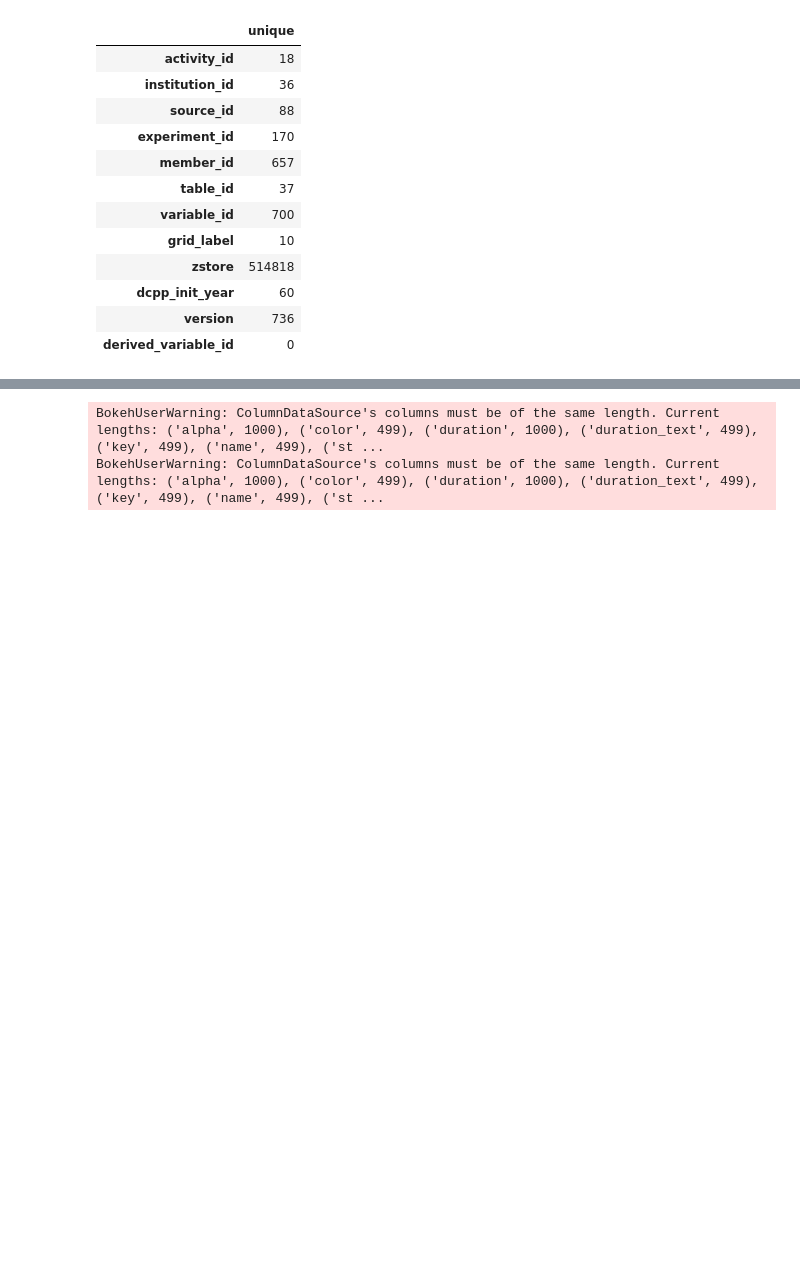
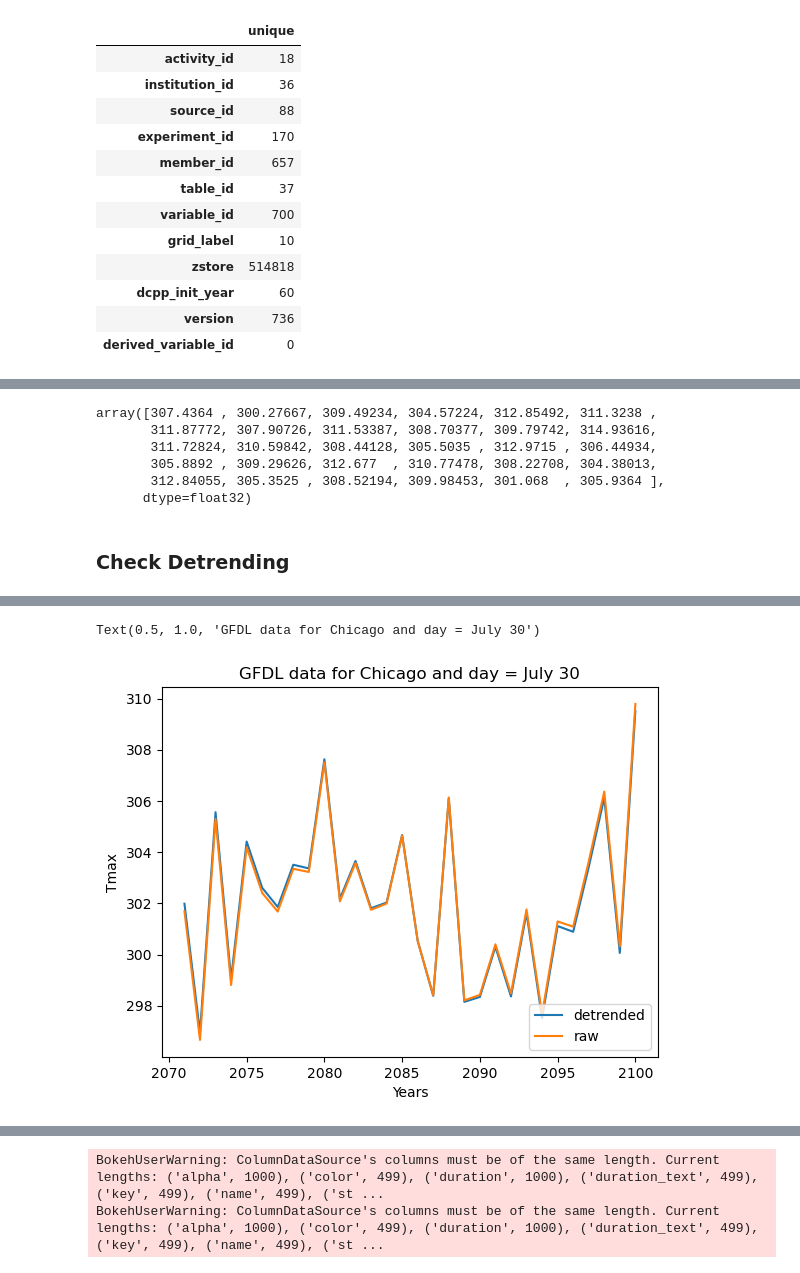
Before and after one commit to hrhampapura/moment_delta_mapping, a Jupyter notebook: lens_analysis/plots/Detrended/MDM_CMIP6.ipynb, the cells around one changed output, grey strips where cells are left out. Drawn from its saved outputs; the diff is of its cells as text; code cells hidden in the pictures; blank space fills up the shorter version.

```diff
--- a/lens_analysis/plots/Detrended/MDM_CMIP6.ipynb
+++ b/lens_analysis/plots/Detrended/MDM_CMIP6.ipynb
@@ -908,0 +560,14 @@ array([1.82385544, 1.5757484 , 1.47899746, 1.42406678, 1.38735651,
+# %%
+m_pi  = xr.open_zarr(cmip6_cvals+'cmip6_pi_trend.zarr').polyfit_coefficients
+m_eoc = xr.open_zarr(cmip6_cvals+'cmip6_eoc_trend.zarr').polyfit_coefficients
+# %%
+#Calculate trend
+pi_trend   = m_pi*(raw_ds_pi['year']  - pi_year)
+eoc_trend  = m_eoc*(raw_ds_eoc['year']- eoc_year)
+#Subtract trend
+ds_pi_det  = raw_ds_pi  - pi_trend
+ds_eoc_det = raw_ds_eoc - eoc_trend
+#
+ds_pi_det  = ds_pi_det.rename('tasmax')
+ds_eoc_det = ds_eoc_det.rename('tasmax')
+ds_eoc_det
@@ -908,0 +602,24 @@ array([1.82385544, 1.5757484 , 1.47899746, 1.42406678, 1.38735651,
+# %%
+raw_ds_eoc.sel(dayofyear=211).sel(lat=chicago_lat,lon=chicago_lon,method='nearest').sel(source_id='MIROC6').values
+# %% [output]
+array([307.4364 , 300.27667, 309.49234, 304.57224, 312.85492, 311.3238 ,
+       311.87772, 307.90726, 311.53387, 308.70377, 309.79742, 314.93616,
+       311.72824, 310.59842, 308.44128, 305.5035 , 312.9715 , 306.44934,
+       305.8892 , 309.29626, 312.677  , 310.77478, 308.22708, 304.38013,
+       312.84055, 305.3525 , 308.52194, 309.98453, 301.068  , 305.9364 ],
+      dtype=float32)
+# %% [markdown]
+### Check Detrending
+# %%
+%%time
+#Select a location and day
+ds_eoc_chic    = ds_eoc_det.sel(dayofyear=doy,source_id='GFDL-ESM4').sel(lat=chicago_lat,lon=chicago_lon,method='nearest')
+raw_eoc_chic   = raw_ds_eoc.sel(dayofyear=doy,source_id='GFDL-ESM4').sel(lat=chicago_lat,lon=chicago_lon,method='nearest')
+#
+plt.plot(np.arange(2071,2101,1),ds_eoc_chic,label='detrended')
+plt.plot(np.arange(2071,2101,1),raw_eoc_chic, label ='raw')
+plt.xlabel('Years')
+plt.ylabel('Tmax')
+plt.legend(loc='lower right')
+plt.title('GFDL data for Chicago and day = ' + date)
+# %% [output]
@@ -908,0 +628,2 @@ array([1.82385544, 1.5757484 , 1.47899746, 1.42406678, 1.38735651,
+Text(0.5, 1.0, 'GFDL data for Chicago and day = July 30')
+[figure, added]
```
Also changed, not shown: parts of 76 cells of this notebook, 3 other files.
